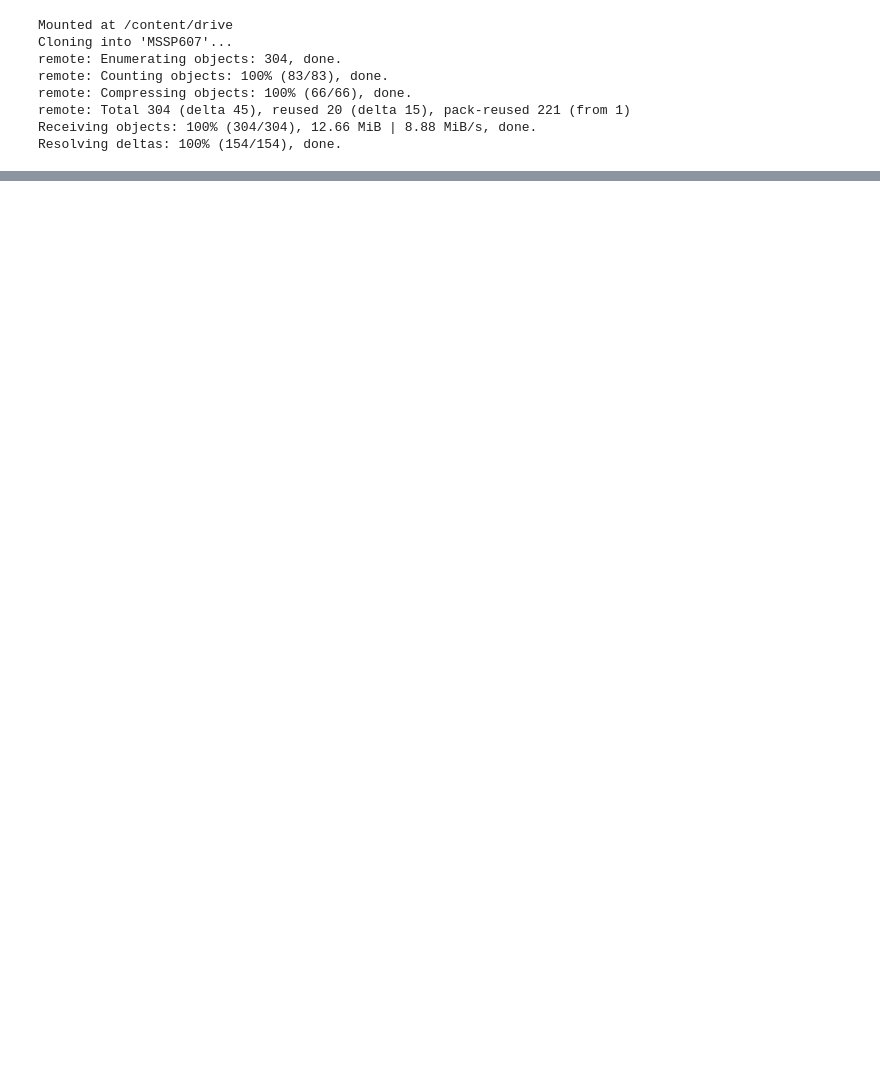
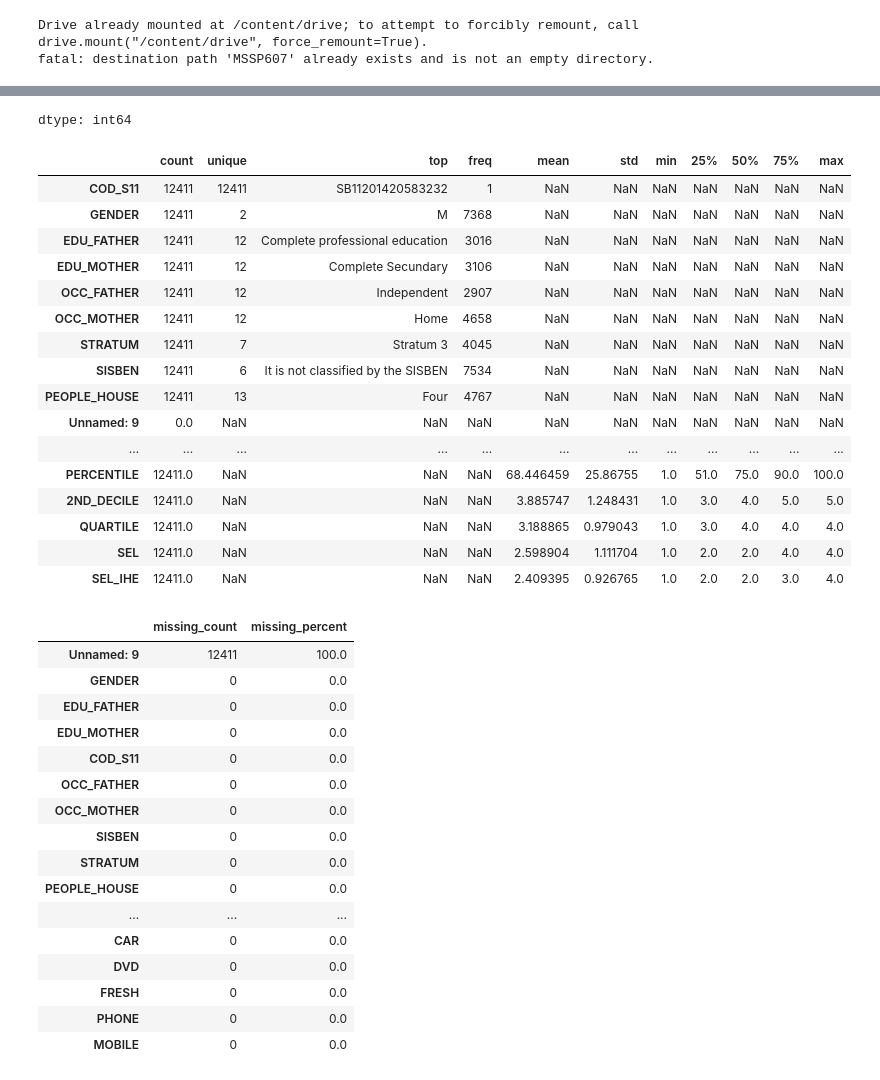
Before and after one commit to moyan-li/MSSP607, a Jupyter notebook: Assignments/assignment1/assignment_1.ipynb, the cells around one changed output, grey strips where cells are left out. Drawn from its saved outputs; the diff is of its cells as text; code cells hidden in the pictures; blank space fills up the shorter version.

```diff
--- a/Assignments/assignment1/assignment_1.ipynb
+++ b/Assignments/assignment1/assignment_1.ipynb
@@ -6,11 +6,11 @@ drive.mount('/content/drive')
 from google.colab import userdata
 import os
 
-github_token = userdata.get('Neumann')
+github_token = userdata.get('Git_Key')
 owner = 'moyan-li' # Replace with the GitHub repository owner
 repository = 'MSSP607' # Replace with the GitHub repository name
 
-clone_url = f'https://{github_token}@github.com/{owner}/{repository}.git'
+clone_url = f'https://x-access-token:{github_token}@github.com/{owner}/{repository}.git'
 
 # Clone the repository
 !git clone {clone_url}
@@ -25,18 +25,13 @@ import statsmodels.formula.api as smf
 from statsmodels.stats.multicomp import pairwise_tukeyhsd
 from scipy.stats import trim_mean, median_abs_deviation, skew
 # %% [output]
-Mounted at /content/drive
-Cloning into 'MSSP607'...
-remote: Enumerating objects: 304, done.
-remote: Counting objects: 100% (83/83), done.
-remote: Compressing objects: 100% (66/66), done.
-remote: Total 304 (delta 45), reused 20 (delta 15), pack-reused 221 (from 1)
-Receiving objects: 100% (304/304), 12.66 MiB | 8.88 MiB/s, done.
-Resolving deltas: 100% (154/154), done.
+Drive already mounted at /content/drive; to attempt to forcibly remount, call drive.mount("/content/drive", force_remount=True).
+fatal: destination path 'MSSP607' already exists and is not an empty directory.
 # %%
-df = pd.read_excel("/content/drive/MyDrive/MSSP607/Assignments/Assignment1/data_academic_performance.xlsx")
+df = pd.read_excel("/content/MSSP607/data/data_academic_performance.xlsx", sheet_name='SABER11_SABERPRO')
 
 #File path is wrong.  SHould be /content/MSSP607/Assignments/assignment1/data_academic_performance.xlsx
+#Also, you need to read the SABER11_SABERPRO Worksheet
 
 print(df.columns.tolist())
 
@@ -64,3 +92,38 @@ FileNotFoundError: [Errno 2] No such file or directory: '/content/drive/MyDrive/
+dtype: int64
+|  | count | unique | top | freq | mean | std | min | 25% | 50% | 75% | max |
+| COD_S11 | 12411 | 12411 | SB11201420583232 | 1 | NaN | NaN | NaN | NaN | NaN | NaN | NaN |
+| GENDER | 12411 | 2 | M | 7368 | NaN | NaN | NaN | NaN | NaN | NaN | NaN |
+| EDU_FATHER | 12411 | 12 | Complete professional education | 3016 | NaN | NaN | NaN | NaN | NaN | NaN | NaN |
+| EDU_MOTHER | 12411 | 12 | Complete Secundary | 3106 | NaN | NaN | NaN | NaN | NaN | NaN | NaN |
+| OCC_FATHER | 12411 | 12 | Independent | 2907 | NaN | NaN | NaN | NaN | NaN | NaN | NaN |
+| OCC_MOTHER | 12411 | 12 | Home | 4658 | NaN | NaN | NaN | NaN | NaN | NaN | NaN |
+| STRATUM | 12411 | 7 | Stratum 3 | 4045 | NaN | NaN | NaN | NaN | NaN | NaN | NaN |
+| SISBEN | 12411 | 6 | It is not classified by the SISBEN | 7534 | NaN | NaN | NaN | NaN | NaN | NaN | NaN |
+| PEOPLE_HOUSE | 12411 | 13 | Four | 4767 | NaN | NaN | NaN | NaN | NaN | NaN | NaN |
+| Unnamed: 9 | 0.0 | NaN | NaN | NaN | NaN | NaN | NaN | NaN | NaN | NaN | NaN |
+| ... | ... | ... | ... | ... | ... | ... | ... | ... | ... | ... | ... |
+| PERCENTILE | 12411.0 | NaN | NaN | NaN | 68.446459 | 25.86755 | 1.0 | 51.0 | 75.0 | 90.0 | 100.0 |
+| 2ND_DECILE | 12411.0 | NaN | NaN | NaN | 3.885747 | 1.248431 | 1.0 | 3.0 | 4.0 | 5.0 | 5.0 |
+| QUARTILE | 12411.0 | NaN | NaN | NaN | 3.188865 | 0.979043 | 1.0 | 3.0 | 4.0 | 4.0 | 4.0 |
+| SEL | 12411.0 | NaN | NaN | NaN | 2.598904 | 1.111704 | 1.0 | 2.0 | 2.0 | 4.0 | 4.0 |
+| SEL_IHE | 12411.0 | NaN | NaN | NaN | 2.409395 | 0.926765 | 1.0 | 2.0 | 2.0 | 3.0 | 4.0 |
+|  | missing_count | missing_percent |
+| Unnamed: 9 | 12411 | 100.0 |
+| GENDER | 0 | 0.0 |
+| EDU_FATHER | 0 | 0.0 |
+| EDU_MOTHER | 0 | 0.0 |
+| COD_S11 | 0 | 0.0 |
+| OCC_FATHER | 0 | 0.0 |
+| OCC_MOTHER | 0 | 0.0 |
+| SISBEN | 0 | 0.0 |
+| STRATUM | 0 | 0.0 |
+| PEOPLE_HOUSE | 0 | 0.0 |
+| ... | ... | ... |
+| CAR | 0 | 0.0 |
+| DVD | 0 | 0.0 |
+| FRESH | 0 | 0.0 |
+| PHONE | 0 | 0.0 |
+| MOBILE | 0 | 0.0 |
 # %%
 #2.1 Numerical descriptive statistics
 score_cols = [
```
Also changed, not shown: parts of 16 cells of this notebook.
